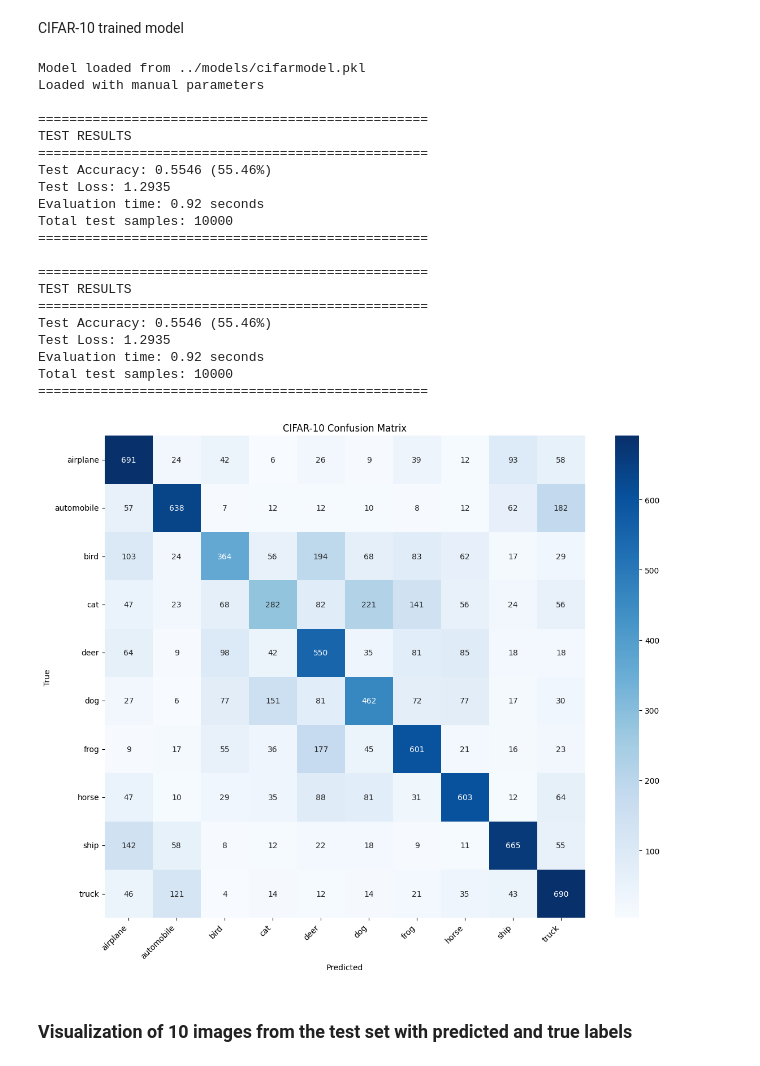
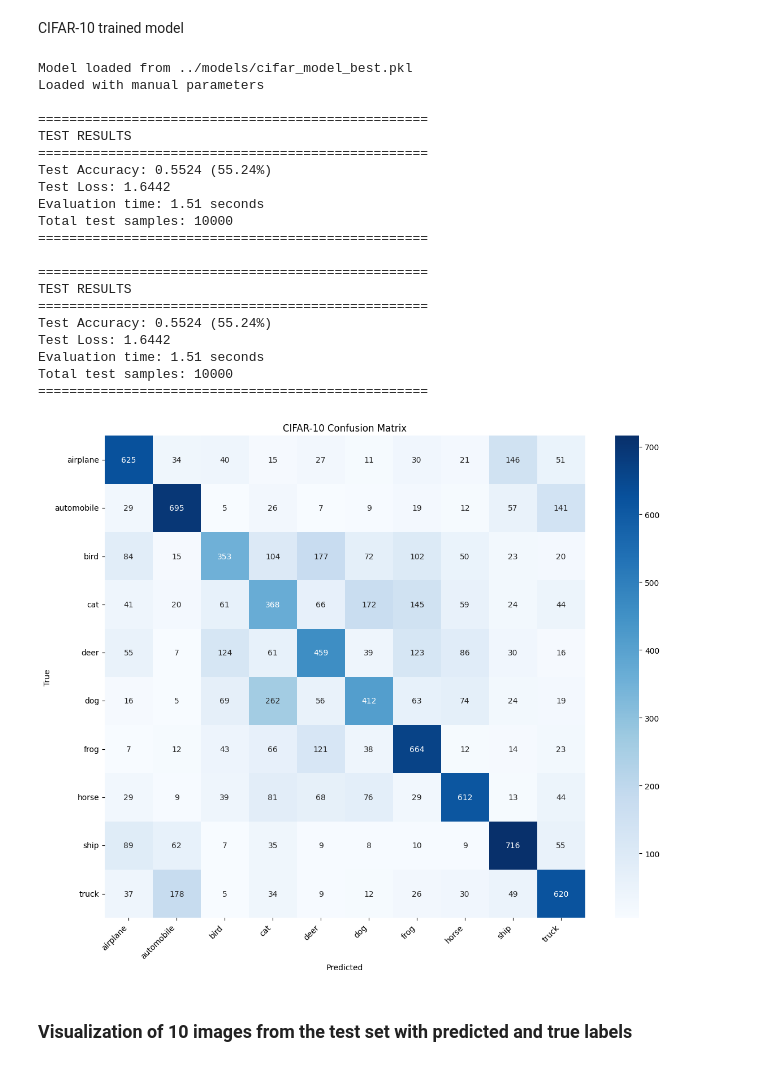
Before and after one commit to wkandersen/02456-deep-learning-group-68, a Jupyter notebook: src/notebook.ipynb, the cells around one changed output. Drawn from its saved outputs; the diff is of its cells as text; code cells hidden in the pictures.

```diff
--- a/src/notebook.ipynb
+++ b/src/notebook.ipynb
@@ -237,42 +202,42 @@ CIFAR-10 trained model
 # Import and reload the updated model
 import numpy as np
 np.random.seed(42)
 
 
 from model_cifar_10 import FFNN
 from types import SimpleNamespace
 from test_cifar_10 import test_model as cifar_test
 
 # Load the model directly
 
 cifar_test(args=SimpleNamespace(
-    model_path='../models/cifarmodel.pkl',
+    model_path='../models/cifar_model_best.pkl',
     output_dir='test_results',
     batch_size=1000,
     standardize=True,
     confusion_matrix=True))
 # %% [output]
-Model loaded from ../models/cifarmodel.pkl
+Model loaded from ../models/cifar_model_best.pkl
 Loaded with manual parameters
 
 ==================================================
 TEST RESULTS
 ==================================================
-Test Accuracy: 0.5546 (55.46%)
-Test Loss: 1.2935
-Evaluation time: 0.92 seconds
+Test Accuracy: 0.5524 (55.24%)
+Test Loss: 1.6442
+Evaluation time: 1.51 seconds
 Total test samples: 10000
 ==================================================
 
 ==================================================
 TEST RESULTS
 ==================================================
-Test Accuracy: 0.5546 (55.46%)
-Test Loss: 1.2935
-Evaluation time: 0.92 seconds
+Test Accuracy: 0.5524 (55.24%)
+Test Loss: 1.6442
+Evaluation time: 1.51 seconds
 Total test samples: 10000
 ==================================================
-[figure, old version]
+[figure, new version]
 # %% [markdown]
 ### Visualization of 10 images from the test set with predicted and true labels
 # %%
```
Also changed, not shown: parts of 5 cells of this notebook, 5 other files.
